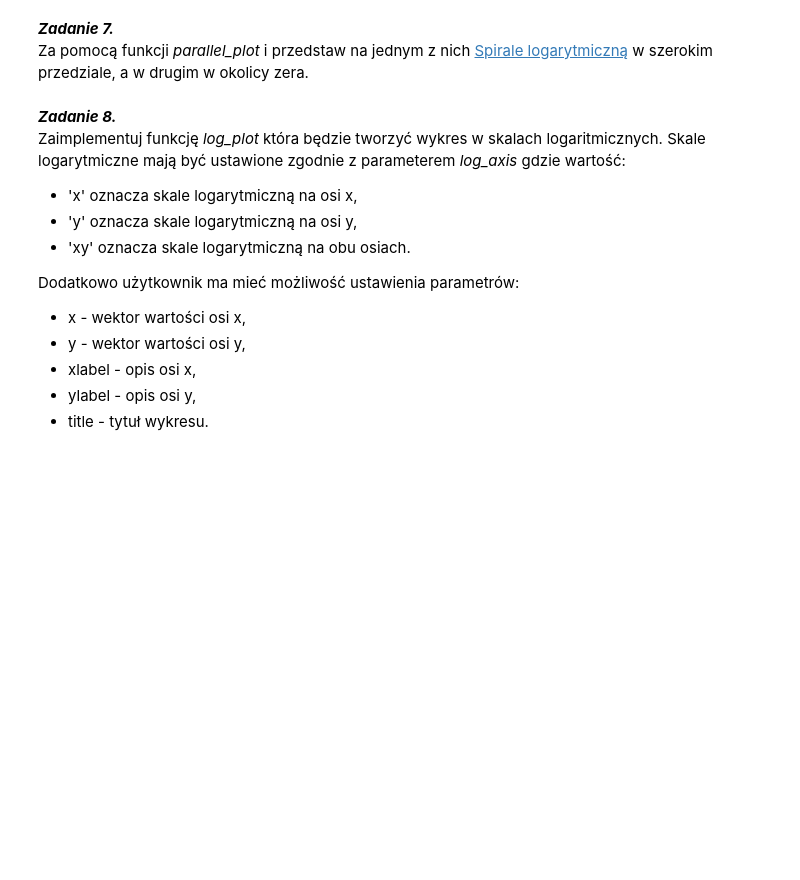
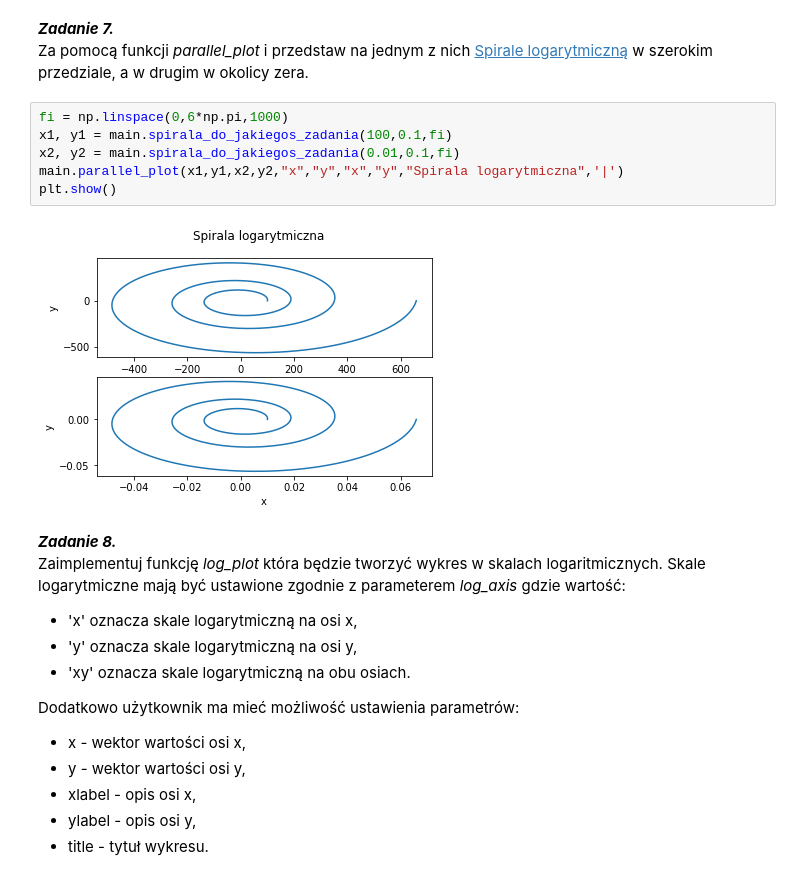
Before and after one commit to SzymonKupiecki/lab2, a Jupyter notebook: sprawozdanie.ipynb, the cells around one changed output. Drawn from its saved outputs; the diff is of its cells as text; blank space fills up the shorter version.

```diff
--- a/sprawozdanie.ipynb
+++ b/sprawozdanie.ipynb
@@ -134,6 +162,14 @@ Jeżeli nie da się wyrysować danych należy zwrócić wartość None.
 # %% [markdown]
 ***Zadanie 7.***
 Za pomocą funkcji *parallel\_plot*  i przedstaw na jednym z nich [Spirale logarytmiczną](https://pl.wikipedia.org/wiki/Spirala_logarytmiczna) w szerokim przedziale, a w drugim w okolicy zera.
+# %%
+fi = np.linspace(0,6*np.pi,1000)
+x1, y1 = main.spirala_do_jakiegos_zadania(100,0.1,fi)
+x2, y2 = main.spirala_do_jakiegos_zadania(0.01,0.1,fi)
+main.parallel_plot(x1,y1,x2,y2,"x","y","x","y","Spirala logarytmiczna",'|')
+plt.show()
+# %% [output]
+[figure, added]
 # %% [markdown]
 ***Zadanie 8.***
 Zaimplementuj funkcję *log\_plot* która będzie tworzyć wykres w skalach logaritmicznych. Skale logarytmiczne mają być ustawione zgodnie z parameterem *log\_axis* gdzie wartość:
```
Also changed, not shown: parts of 5 cells of this notebook, 1 other file.
